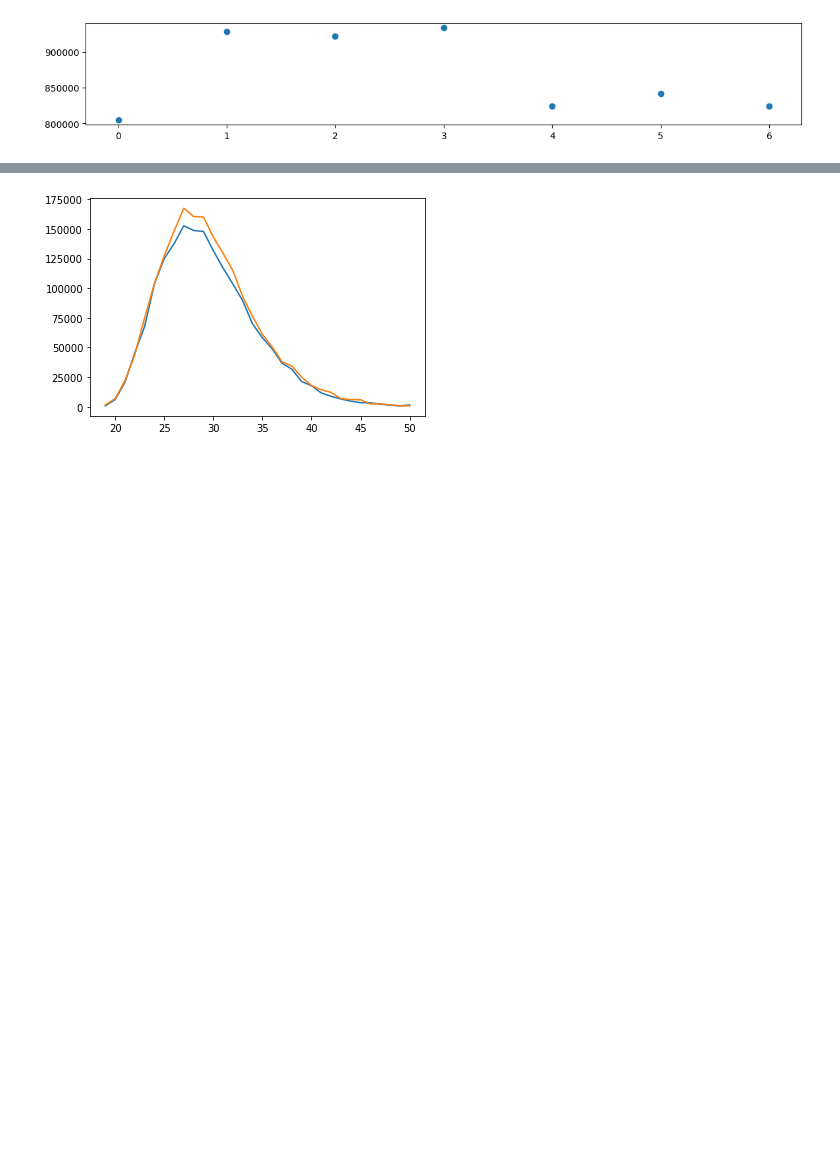
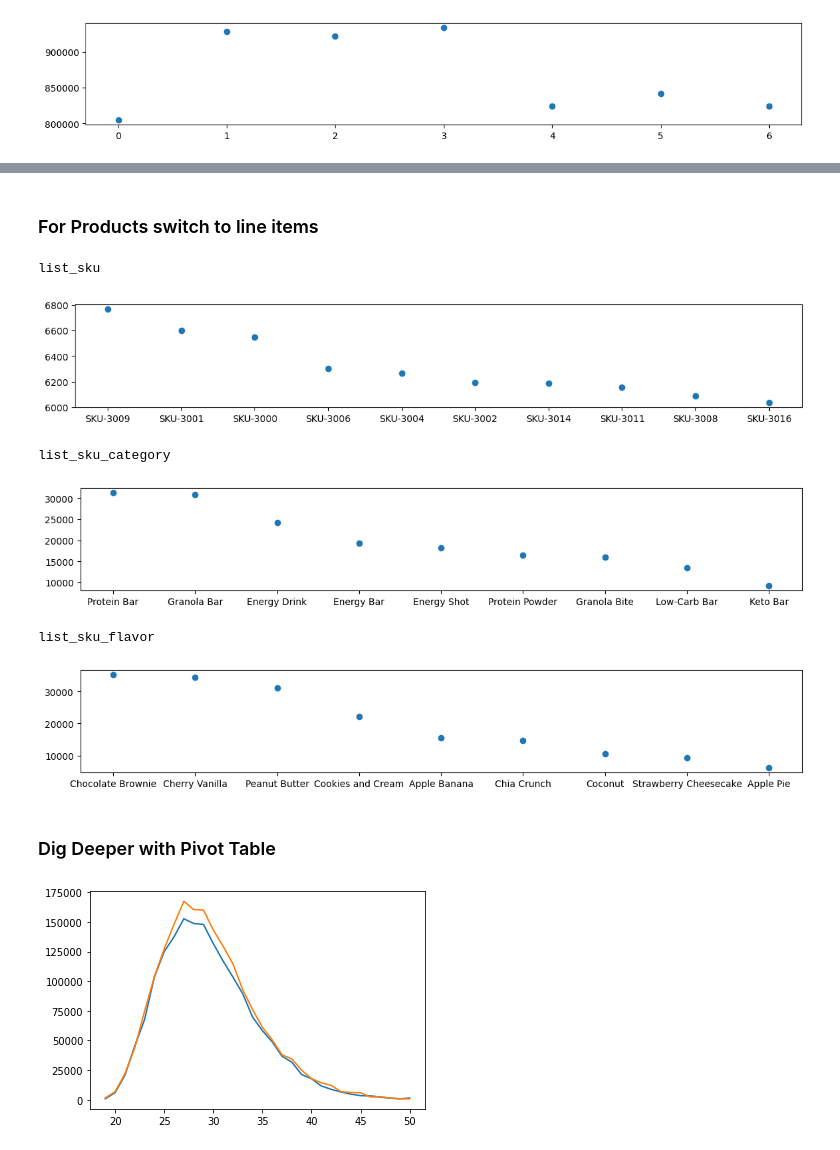
Before and after one commit to tech-interviews-jigsaw/engineering-assessments, a Jupyter notebook: data-analysis/2-willy-wonka/1-intro.ipynb, the cells around one changed output, grey strips where cells are left out. Saved outputs shown, nothing was run; the diff lists cells and outputs as text; code cells hidden in the pictures; blank space fills up the shorter version.

```diff
--- a/data-analysis/2-willy-wonka/1-intro.ipynb
+++ b/data-analysis/2-willy-wonka/1-intro.ipynb
@@ -68,3 +89,19 @@ TypeError: 'value' must be an instance of str or bytes, not a None
+# %% [markdown]
+### For Products switch to line items
+# %%
+from lib import group_and_print_count
+product_cols = ['list_sku', 'list_sku_category', 'list_sku_flavor']
+
+group_and_print_count('line_items', product_cols, engine)
+# %% [output]
+list_sku
+[figure, added]
+list_sku_category
+[figure, added]
+list_sku_flavor
+[figure, added]
+# %% [markdown]
+### Dig Deeper with Pivot Table
 # %%
 import numpy as np
 table = pd.pivot_table(df, values='order_value',
```
Also changed, not shown: parts of 8 cells of this notebook, 3 other files.
